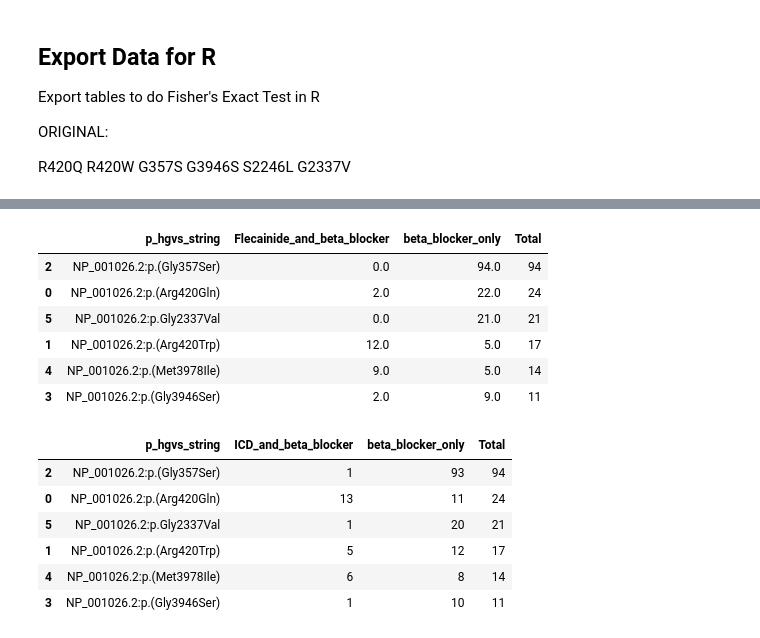
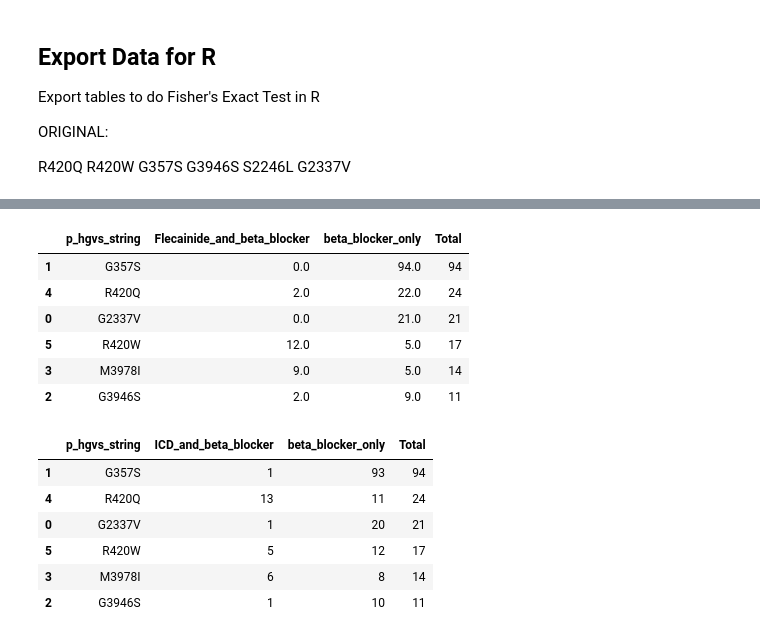
Before and after one commit to alexdaiii/cpvt_database_analysis, a Jupyter notebook: analysis/09_beta_blocker_cpvt.ipynb, the cells around one changed output, grey strips where cells are left out. Saved outputs shown, nothing was run; the diff lists cells and outputs as text; code cells hidden in the pictures.

```diff
--- a/analysis/09_beta_blocker_cpvt.ipynb
+++ b/analysis/09_beta_blocker_cpvt.ipynb
@@ -52,3 +50,41 @@ df_cpvt = df[
 df_cpvt_bb = df_cpvt[
     df_cpvt["treatment_taken::Beta blocker"] == 1
     ].copy()
+# %%
+import re
+from Bio.SeqUtils import seq1
+
+
+def get_p_posedit(x: str | float):
+    if pd.isna(x):
+        return x
+    return x.split(".")[-1].replace("(", "").replace(")", "")
+
+
+hgvs_aa3 = set(
+    "Ala Cys Asp Glu Phe Gly His Ile Lys Leu Met Asn Pro Gln Arg Ser Thr Val Trp Tyr Asx Glx Xaa Sec".split()
+) | {"Ter"}
+
+
+def aa3_to_aa1(posedit_str: str | float):
+    if pd.isna(posedit_str):
+        return
+
+    # remove all non A-Za-z characters with regex
+    aa3_codes = re.findall("[A-Z][a-z]{2}", posedit_str)
+
+    # Convert each 3-letter code to a 1-letter code and replace it in the string
+    for aa3 in aa3_codes:
+        if aa3 not in hgvs_aa3:
+            raise ValueError(f"Invalid AA3 code: {aa3}")
+        aa1 = seq1(aa3)
+        posedit_str = posedit_str.replace(aa3, aa1)
+
+    return posedit_str
+
+
+df_cpvt_bb["p_hgvs_aa1"] = df_cpvt_bb["p_hgvs_string"].apply(
+    get_p_posedit).apply(
+    aa3_to_aa1)
+
+df_cpvt_bb.head()
@@ -122,7 +166,7 @@ G2337V
 # %%
 # only variants with more than 10 patients
 variants_top_by_bb_usage = pd.DataFrame(df_cpvt_bb.groupby(
-    "p_hgvs_string"
+    "p_hgvs_aa1"
 )["individual_id"].count().sort_values(ascending=False))
 
 variants_top_by_bb_usage = variants_top_by_bb_usage[
@@ -149,50 +193,51 @@ for treatment, fish_name in {
     treatment_and_bb = pd.DataFrame(df_cpvt_bb[
                                         (df_cpvt_bb[
                                              f"treatment_taken::{treatment}"] == 1)
-                                        & df_cpvt_bb["p_hgvs_string"].isin(
+                                        & df_cpvt_bb["p_hgvs_aa1"].isin(
                                             variants_top_by_bb_usage.index)
-                                        ].groupby("p_hgvs_string")[
+                                        ].groupby("p_hgvs_aa1")[
                                         "individual_id"].count())
     treatment_and_bb.columns = [f"{fish_name}_and_beta_blocker"]
 
     treatment_and_bb = treatment_and_bb.join(
         variants_top_by_bb_usage, how="outer"
     )
 
+    treatment_and_bb.index.name = "p_hgvs_string"
     treatment_and_bb.fillna(0, inplace=True)
     treatment_and_bb["beta_blocker_only"] = (
             treatment_and_bb["Total"] - treatment_and_bb[
         f"{fish_name}_and_beta_blocker"])
 
     # rearrange columns
     treatment_and_bb = treatment_and_bb[[
         f"{fish_name}_and_beta_blocker",
         "beta_blocker_only",
         "Total"
     ]]
 
     # remove index and sort by total
     treatment_and_bb.reset_index(inplace=True)
     treatment_and_bb = treatment_and_bb.sort_values(by="Total", ascending=False)
 
     display(treatment_and_bb)
 
     treatment_and_bb.to_csv(
         os.path.join(figures_dir / f"cpvt_{fish_name}_bb.csv"),
         index=False
     )
 # %% [output]
 |  | p_hgvs_string | Flecainide_and_beta_blocker | beta_blocker_only | Total |
-| 2 | NP_001026.2:p.(Gly357Ser) | 0.0 | 94.0 | 94 |
-| 0 | NP_001026.2:p.(Arg420Gln) | 2.0 | 22.0 | 24 |
-| 5 | NP_001026.2:p.Gly2337Val | 0.0 | 21.0 | 21 |
-| 1 | NP_001026.2:p.(Arg420Trp) | 12.0 | 5.0 | 17 |
-| 4 | NP_001026.2:p.(Met3978Ile) | 9.0 | 5.0 | 14 |
-| 3 | NP_001026.2:p.(Gly3946Ser) | 2.0 | 9.0 | 11 |
+| 1 | G357S | 0.0 | 94.0 | 94 |
+| 4 | R420Q | 2.0 | 22.0 | 24 |
+| 0 | G2337V | 0.0 | 21.0 | 21 |
+| 5 | R420W | 12.0 | 5.0 | 17 |
+| 3 | M3978I | 9.0 | 5.0 | 14 |
+| 2 | G3946S | 2.0 | 9.0 | 11 |
 |  | p_hgvs_string | ICD_and_beta_blocker | beta_blocker_only | Total |
-| 2 | NP_001026.2:p.(Gly357Ser) | 1 | 93 | 94 |
-| 0 | NP_001026.2:p.(Arg420Gln) | 13 | 11 | 24 |
-| 5 | NP_001026.2:p.Gly2337Val | 1 | 20 | 21 |
-| 1 | NP_001026.2:p.(Arg420Trp) | 5 | 12 | 17 |
-| 4 | NP_001026.2:p.(Met3978Ile) | 6 | 8 | 14 |
-| 3 | NP_001026.2:p.(Gly3946Ser) | 1 | 10 | 11 |
+| 1 | G357S | 1 | 93 | 94 |
+| 4 | R420Q | 13 | 11 | 24 |
+| 0 | G2337V | 1 | 20 | 21 |
+| 5 | R420W | 5 | 12 | 17 |
+| 3 | M3978I | 6 | 8 | 14 |
+| 2 | G3946S | 1 | 10 | 11 |
```
Also changed, not shown: parts of 3 cells of this notebook, 5 other files.
